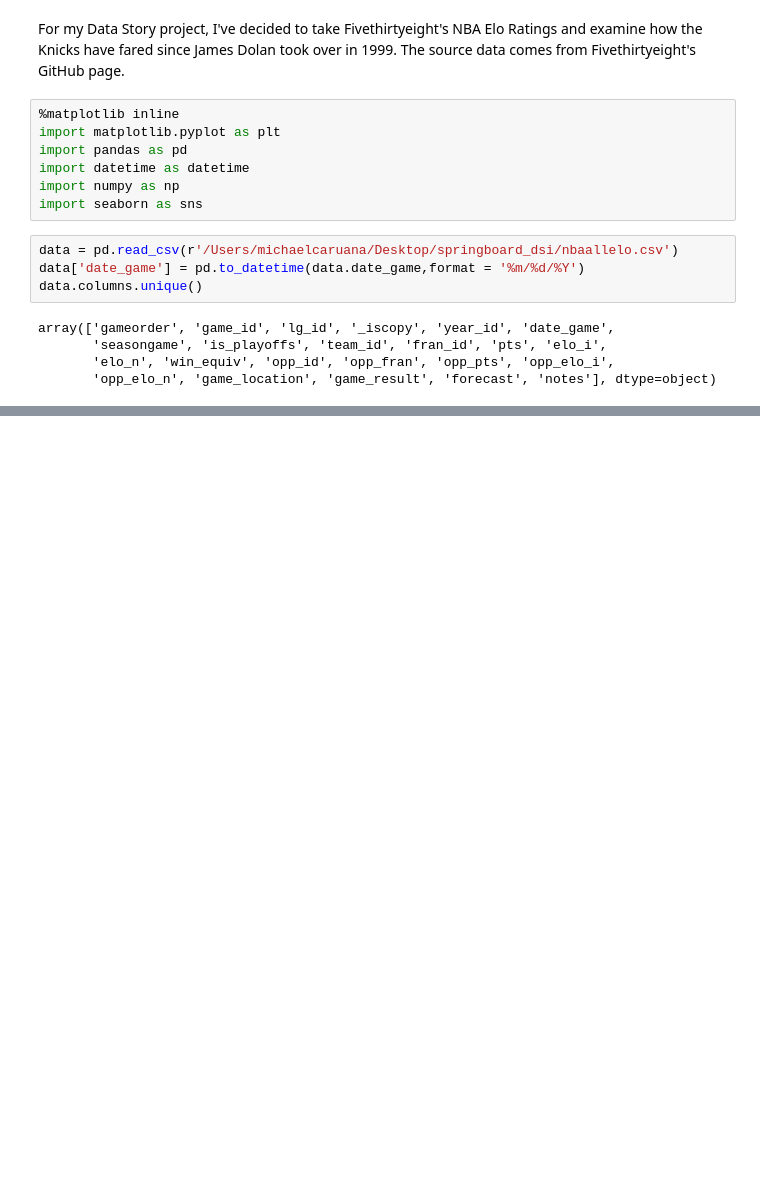
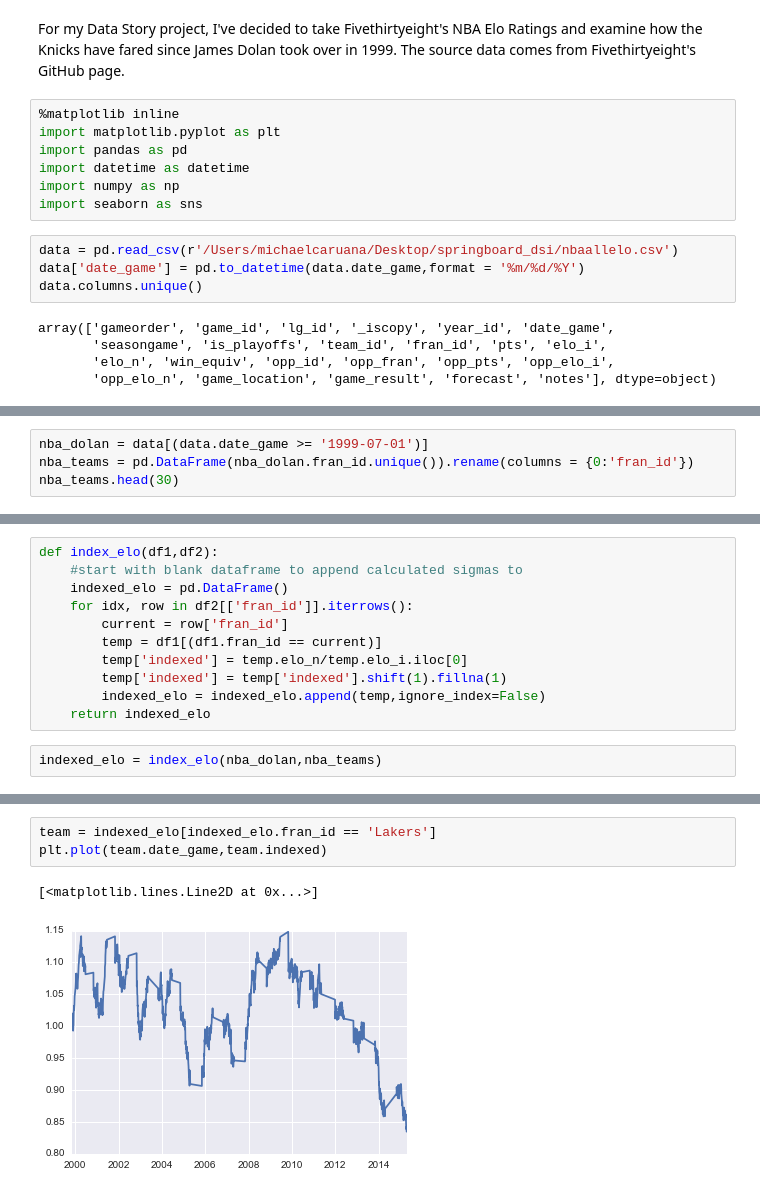
Before and after one commit to mcaruana/springboard_dsi, a Jupyter notebook: DSI_DataStory.ipynb, the cells around one changed output, grey strips where cells are left out. Drawn from its saved outputs; the diff is of its cells as text; blank space fills up the shorter version.

```diff
--- a/DSI_DataStory.ipynb
+++ b/DSI_DataStory.ipynb
@@ -66,0 +48,4 @@ TypeError: boxplot() missing 1 required positional argument: 'vals'
+# %%
+nba_dolan = data[(data.date_game >= '1999-07-01')]
+nba_teams = pd.DataFrame(nba_dolan.fran_id.unique()).rename(columns = {0:'fran_id'})
+nba_teams.head(30)
@@ -66,0 +74,13 @@ TypeError: boxplot() missing 1 required positional argument: 'vals'
+# %%
+def index_elo(df1,df2):
+    #start with blank dataframe to append calculated sigmas to
+    indexed_elo = pd.DataFrame()
+    for idx, row in df2[['fran_id']].iterrows():
+        current = row['fran_id']
+        temp = df1[(df1.fran_id == current)]
+        temp['indexed'] = temp.elo_n/temp.elo_i.iloc[0]
+        temp['indexed'] = temp['indexed'].shift(1).fillna(1)
+        indexed_elo = indexed_elo.append(temp,ignore_index=False)
+    return indexed_elo
+# %%
+indexed_elo = index_elo(nba_dolan,nba_teams)
@@ -66,0 +96,6 @@ TypeError: boxplot() missing 1 required positional argument: 'vals'
+# %%
+team = indexed_elo[indexed_elo.fran_id == 'Lakers']
+plt.plot(team.date_game,team.indexed)
+# %% [output]
+[<matplotlib.lines.Line2D at 0x...>]
+[figure, added]
```
Also changed, not shown: parts of 17 cells of this notebook.
